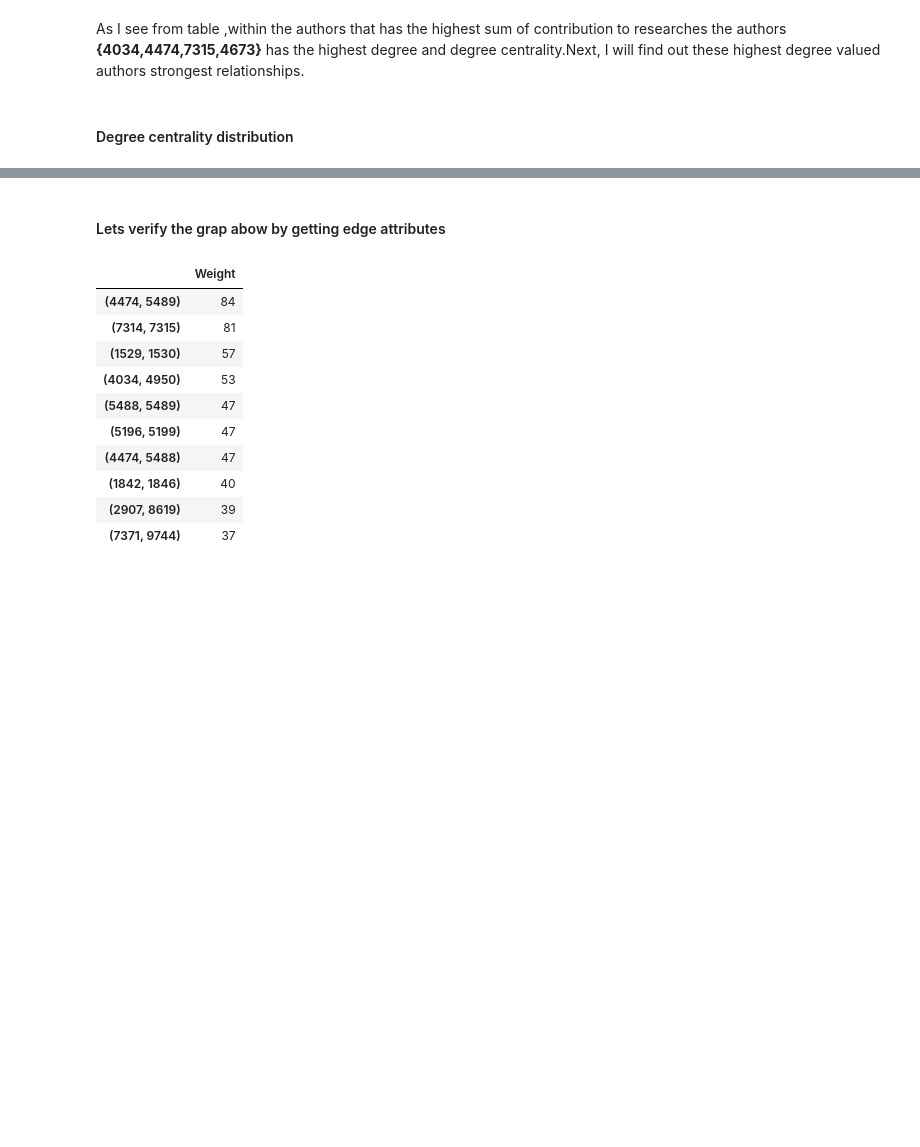
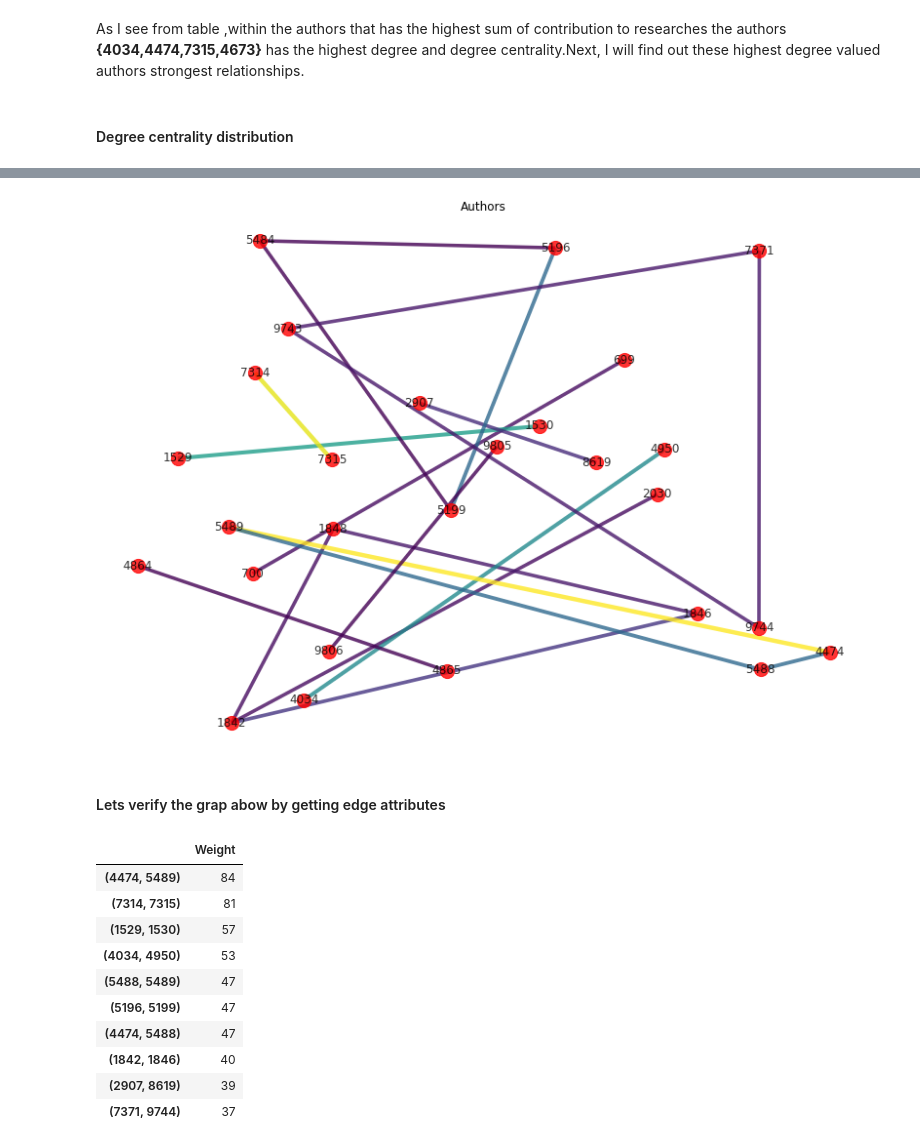
Before and after one commit to gpadmaperuma/DATA620-1, a Jupyter notebook: Project_2/Omer_Project_2.ipynb, the cells around one changed output, grey strips where cells are left out. Saved outputs shown, nothing was run; the diff lists cells and outputs as text; code cells hidden in the pictures; blank space fills up the shorter version.

```diff
--- a/Project_2/Omer_Project_2.ipynb
+++ b/Project_2/Omer_Project_2.ipynb
@@ -224,3 +236,19 @@ plt.show()
+# %%
+plt.figure(figsize = (14, 10))
+
+# trim edges
+island_plot = trim_edges(author_graph, 33)
+weights = [math.log(data_['weight']) for from_, t0_, data_ in island_plot.edges(data=True)]
+
+# draw threshold
+sp = nx.random_layout(island_plot)
+nx.draw_networkx(island_plot, sp, width = weights, edge_color = weights, node_size = 200,
+                node_shape = None, node_color = "Red", alpha = 0.8)
+plt.axis('off')
+plt.title("Authors")
+plt.show()
+# %% [output]
+[figure, added]
 # %% [markdown]
 #### Lets verify the grap abow by getting edge attributes
 # %%
```
Also changed, not shown: parts of 16 cells of this notebook, 1 other file.
